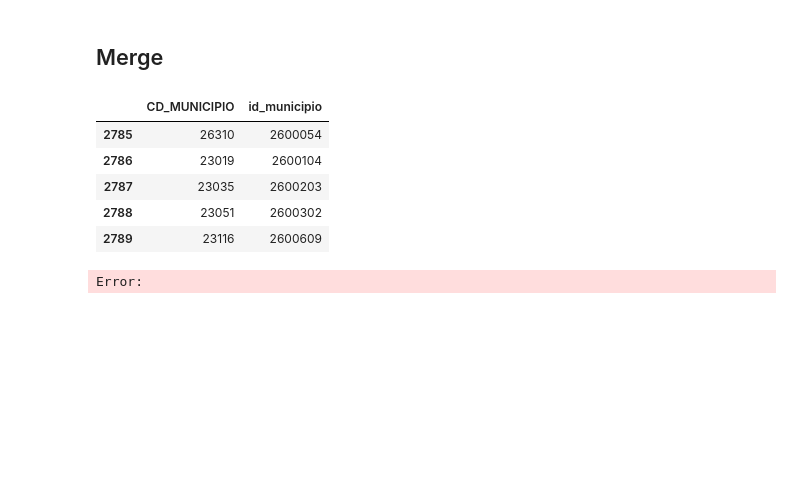
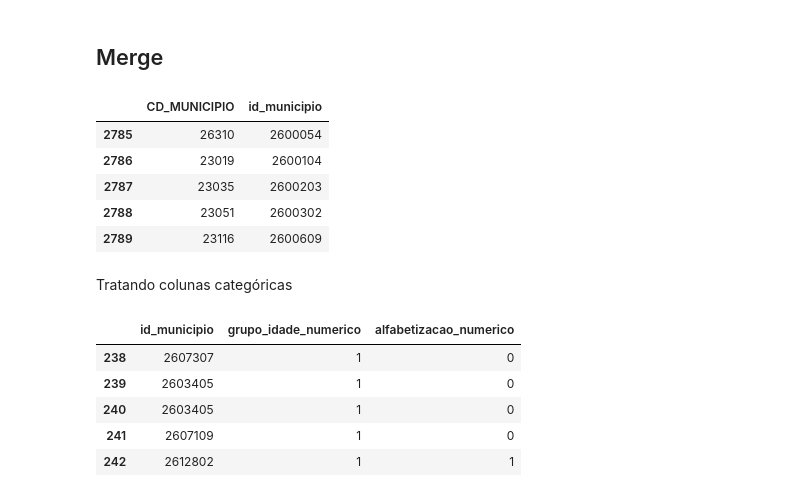
Before and after one commit to aliciamarzola/tp_bdg, a Jupyter notebook: exploring.ipynb, the cells around one changed output. Drawn from its saved outputs; the diff is of its cells as text; code cells hidden in the pictures; blank space fills up the shorter version.

```diff
--- a/exploring.ipynb
+++ b/exploring.ipynb
@@ -325,7 +331,7 @@ traducao.head()
 | 2788 | 23051 | 2600302 |
 | 2789 | 23116 | 2600609 |
 # %%
-votos_deputado['CD_MUNICIPIO'] = votos_deputado['CD_MUNICIPIO'].astype(int)
-tse_merge = votos_deputado.merge(traducao, on='CD_MUNICIPIO')
+resumo_politico['CD_MUNICIPIO'] = resumo_politico['CD_MUNICIPIO'].astype(int)
+tse_merge = resumo_politico.merge(traducao, on='CD_MUNICIPIO')
-# %% [output]
-Error:
+# %% [markdown]
+Tratando colunas categóricas
@@ -331,0 +359,9 @@ Error:
+# %%
+censo_pe.head()
+# %% [output]
+|  | id_municipio | grupo_idade_numerico | alfabetizacao_numerico |
+| 238 | 2607307 | 1 | 0 |
+| 239 | 2603405 | 1 | 0 |
+| 240 | 2603405 | 1 | 0 |
+| 241 | 2607109 | 1 | 0 |
+| 242 | 2612802 | 1 | 1 |
```
Also changed, not shown: parts of 10 cells of this notebook.
